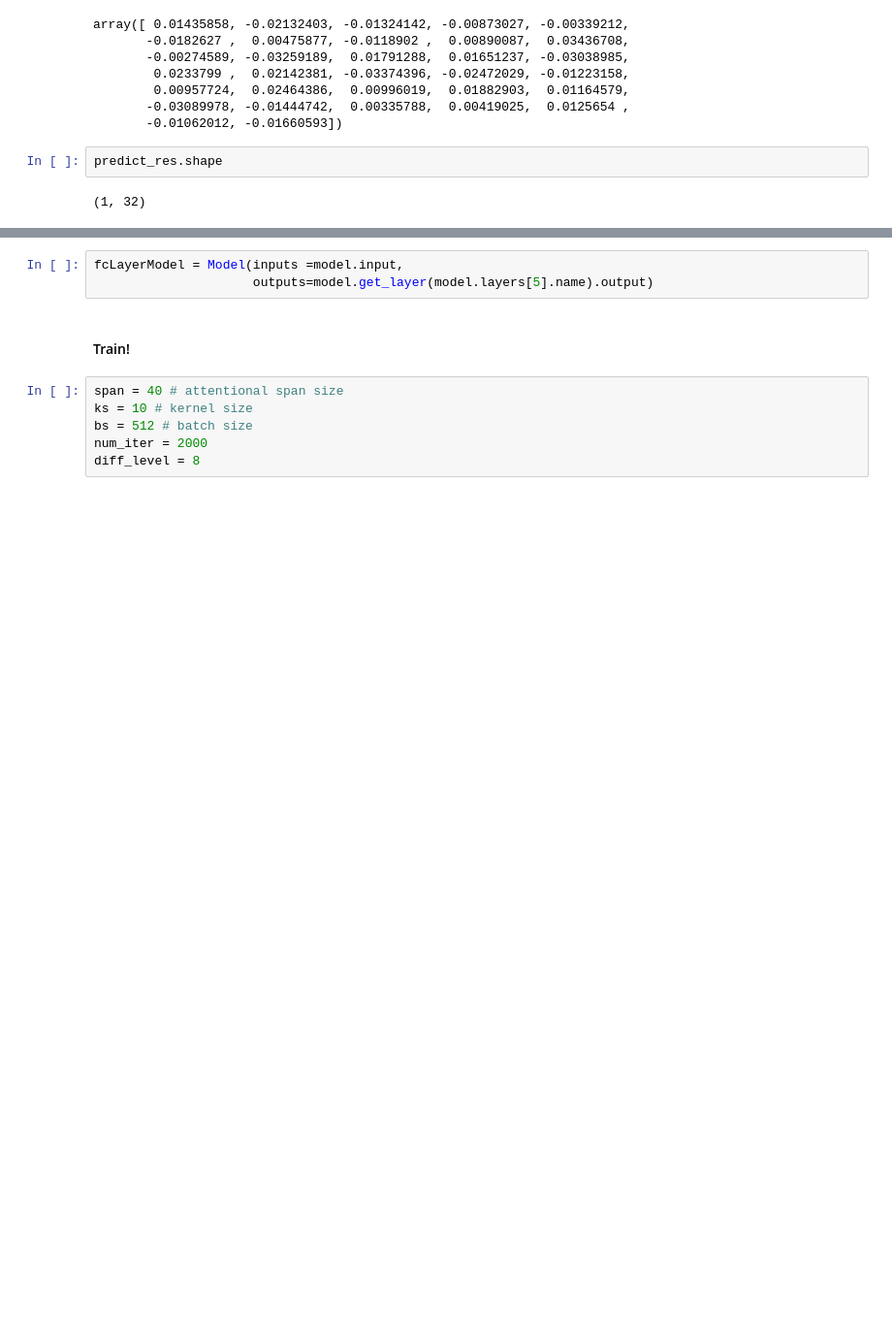
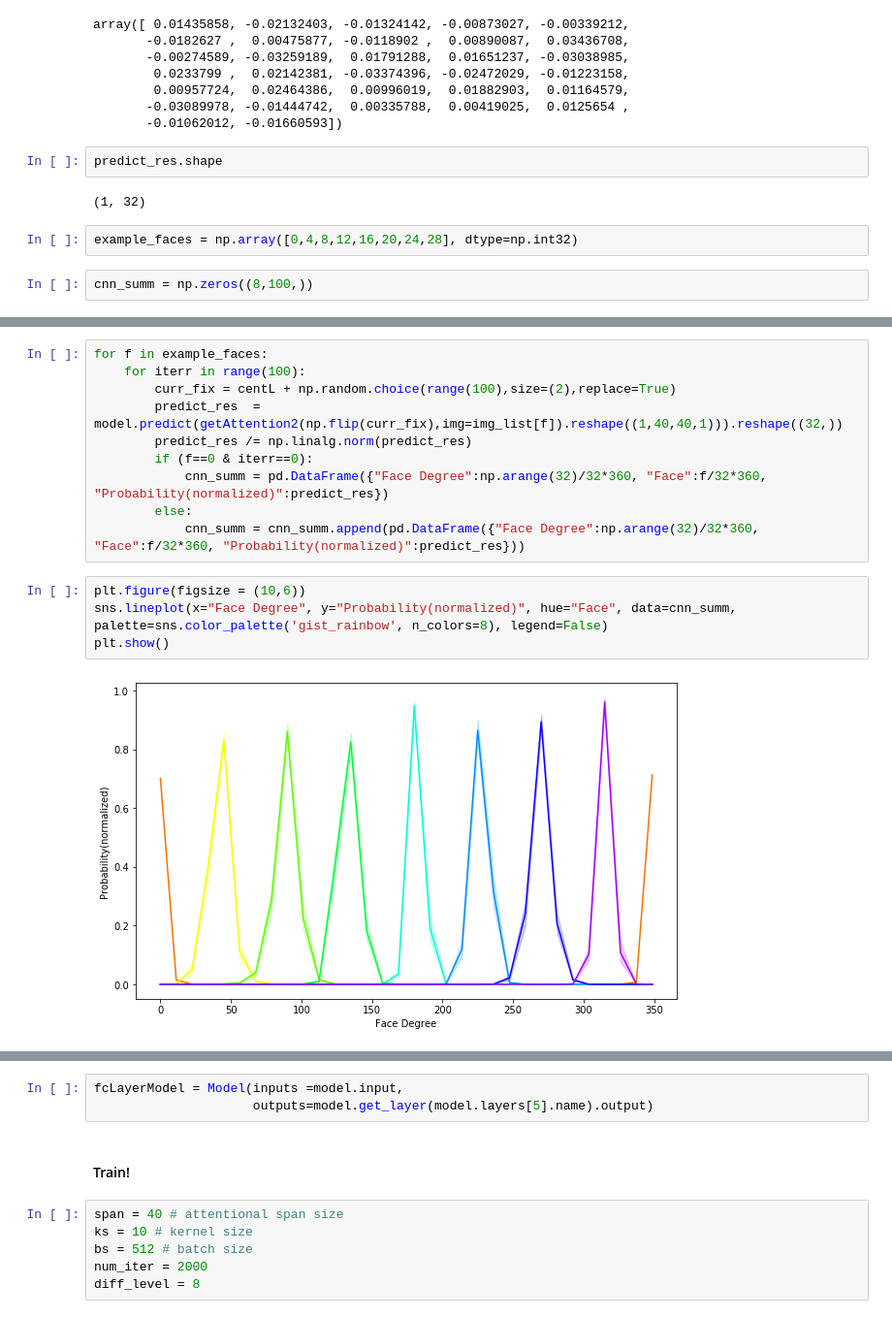
Before and after one commit to hyunwoogu/EyeStrategy, a Jupyter notebook: EyeSequential/Sequential.ipynb, the cells around one changed output, grey strips where cells are left out. Shown at 97% size. Saved outputs shown, nothing was run; the diff lists cells and outputs as text; blank space fills up the shorter version.

```diff
--- a/EyeSequential/Sequential.ipynb
+++ b/EyeSequential/Sequential.ipynb
@@ -221,3 +221,7 @@ array([ 0.01435858, -0.02132403, -0.01324142, -0.00873027, -0.00339212,
 predict_res.shape
 # %% [output]
 (1, 32)
+# %%
+example_faces = np.array([0,4,8,12,16,20,24,28], dtype=np.int32)
+# %%
+cnn_summ = np.zeros((8,100,))
@@ -223,0 +250,16 @@ predict_res.shape
+# %%
+for f in example_faces:
+    for iterr in range(100):
+        curr_fix = centL + np.random.choice(range(100),size=(2),replace=True)
+        predict_res  = model.predict(getAttention2(np.flip(curr_fix),img=img_list[f]).reshape((1,40,40,1))).reshape((32,))
+        predict_res /= np.linalg.norm(predict_res)
+        if (f==0 & iterr==0):
+            cnn_summ = pd.DataFrame({"Face Degree":np.arange(32)/32*360, "Face":f/32*360, "Probability(normalized)":predict_res})
+        else:
+            cnn_summ = cnn_summ.append(pd.DataFrame({"Face Degree":np.arange(32)/32*360, "Face":f/32*360, "Probability(normalized)":predict_res}))
+# %%
+plt.figure(figsize = (10,6))
+sns.lineplot(x="Face Degree", y="Probability(normalized)", hue="Face", data=cnn_summ, palette=sns.color_palette('gist_rainbow', n_colors=8), legend=False)
+plt.show()
+# %% [output]
+[figure, added]
```
Also changed, not shown: parts of 9 cells of this notebook, 2 other files.
